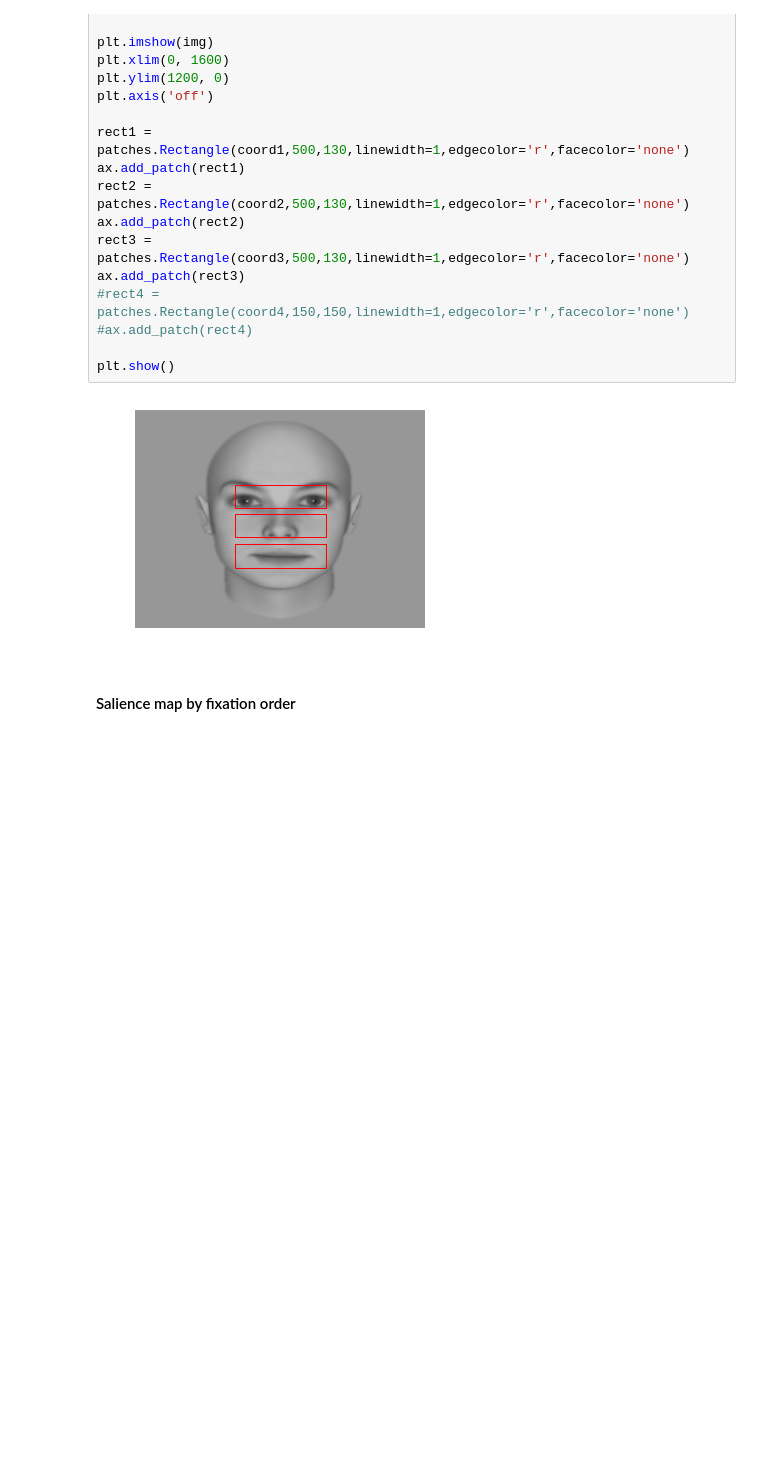
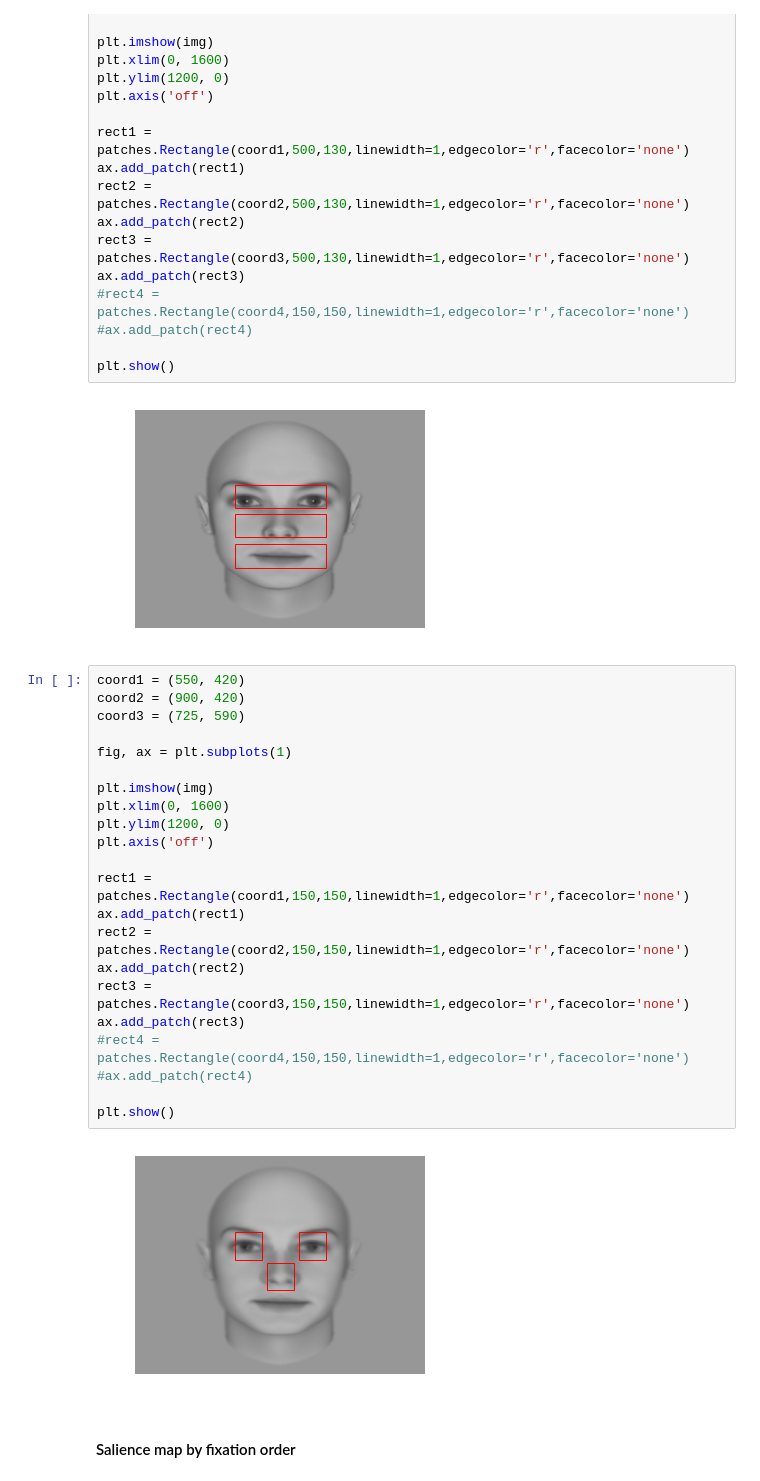
Before and after one commit to hyunwoogu/EyeStrategy, a Jupyter notebook: EyeTrack.ipynb, the cells around one changed output. Saved outputs shown, nothing was run; the diff lists cells and outputs as text; blank space fills up the shorter version.

```diff
--- a/EyeTrack.ipynb
+++ b/EyeTrack.ipynb
@@ -602,6 +602,30 @@ ax.add_patch(rect3)
 plt.show()
 # %% [output]
 [figure]
+# %%
+coord1 = (550, 420)
+coord2 = (900, 420)
+coord3 = (725, 590)
+
+fig, ax = plt.subplots(1)
+
+plt.imshow(img)
+plt.xlim(0, 1600)
+plt.ylim(1200, 0)
+plt.axis('off')
+
+rect1 = patches.Rectangle(coord1,150,150,linewidth=1,edgecolor='r',facecolor='none')
+ax.add_patch(rect1)
+rect2 = patches.Rectangle(coord2,150,150,linewidth=1,edgecolor='r',facecolor='none')
+ax.add_patch(rect2)
+rect3 = patches.Rectangle(coord3,150,150,linewidth=1,edgecolor='r',facecolor='none')
+ax.add_patch(rect3)
+#rect4 = patches.Rectangle(coord4,150,150,linewidth=1,edgecolor='r',facecolor='none')
+#ax.add_patch(rect4)
+
+plt.show()
+# %% [output]
+[figure, added]
 # %% [markdown]
 #### Salience map by fixation order
 # %%
```
Also changed, not shown: parts of 1 cell of this notebook, 2 other files.
